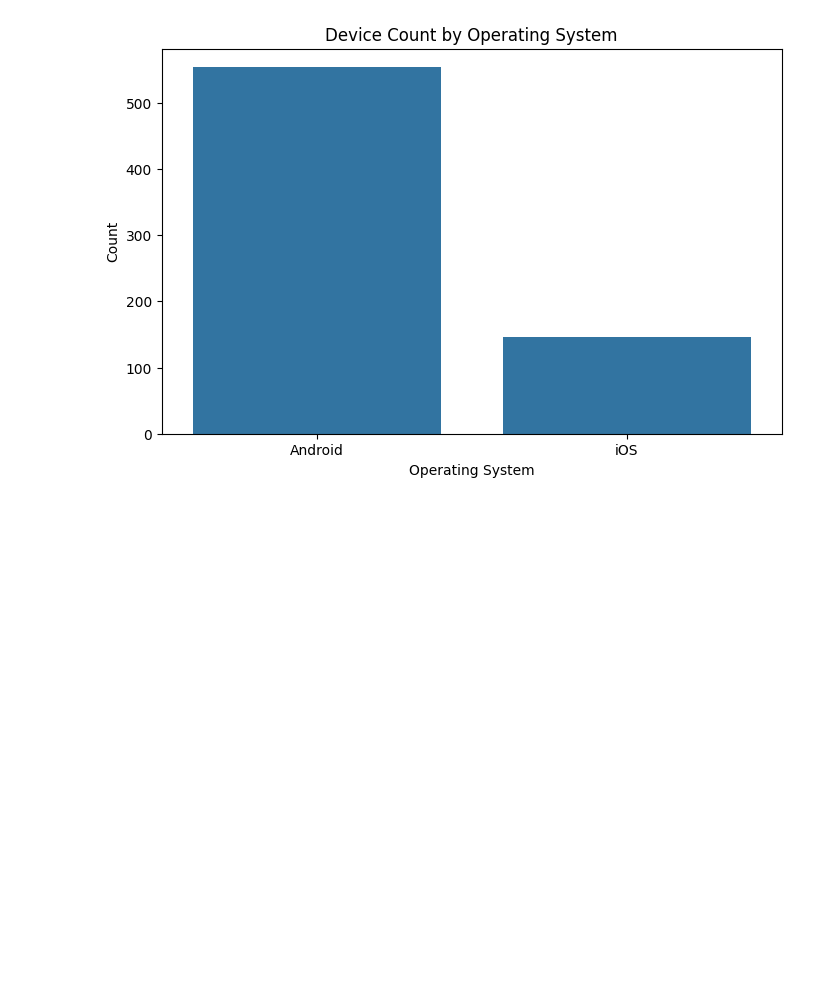
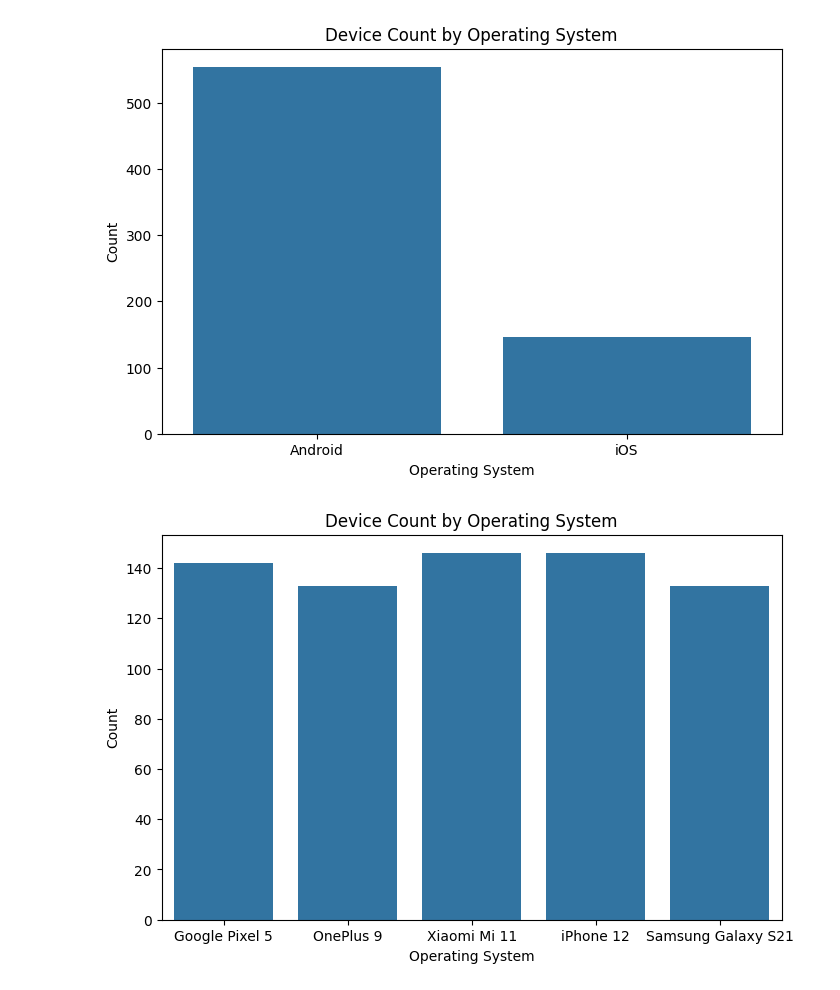
Before and after one commit to INFO-511-F24/final-project-ChilePeppers, a Jupyter notebook: Mobile_User_Behavior.ipynb, the cells around one changed output. Cells and saved outputs as stored; diff of their text form; code cells hidden in the pictures; blank space fills up the shorter version.

```diff
--- a/Mobile_User_Behavior.ipynb
+++ b/Mobile_User_Behavior.ipynb
@@ -80,3 +80,12 @@ plt.ylabel('Count')
 plt.show()
 # %% [output]
 [figure]
+# %%
+plt.figure(figsize=(8, 5))
+sns.countplot(x='Device Model', data=data)
+plt.title('Device Count by Operating System')
+plt.xlabel('Operating System')
+plt.ylabel('Count')
+plt.show()
+# %% [output]
+[figure, added]
```
